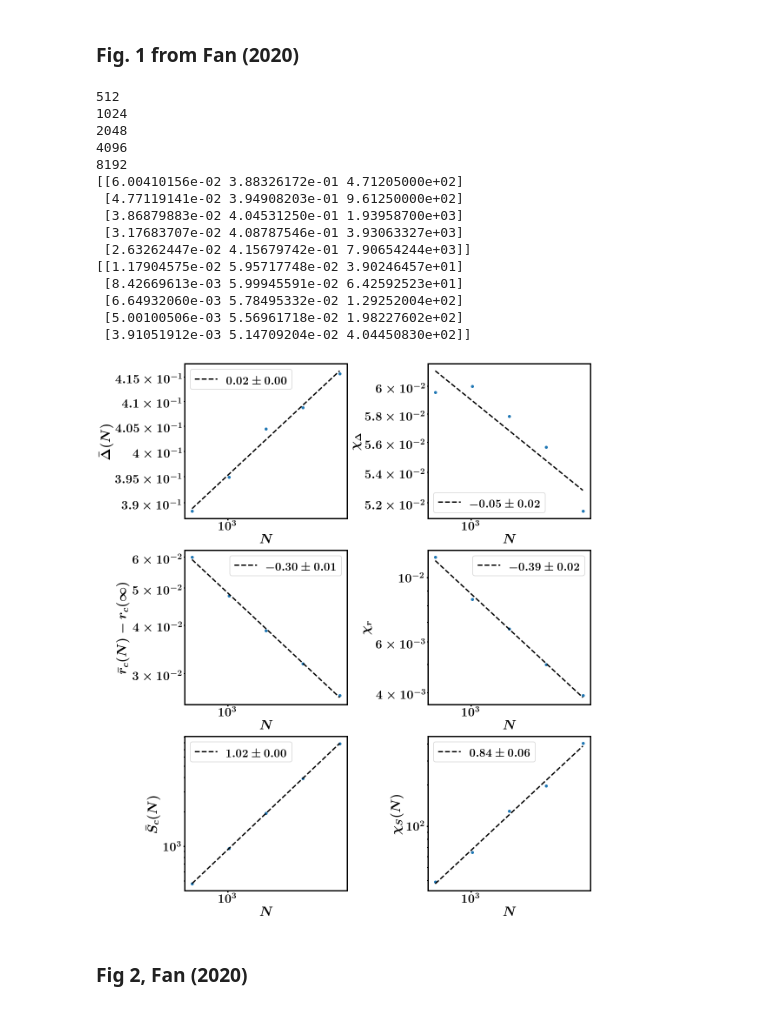
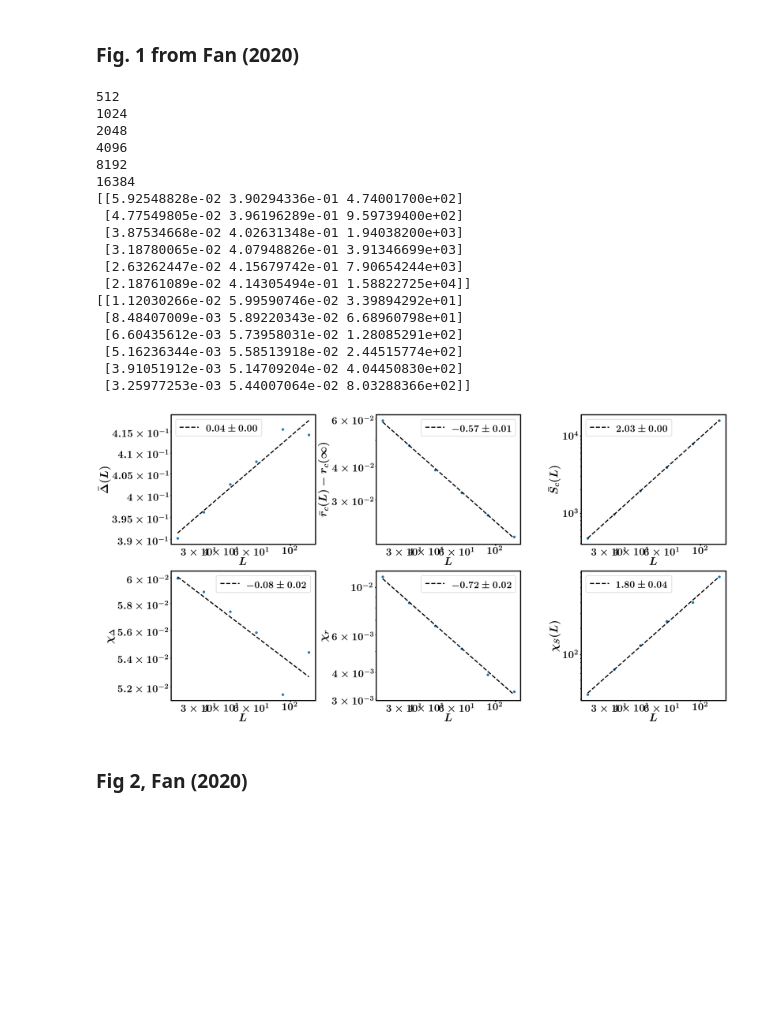
Before and after one commit to nahuelalmeira/dismantlingScaling, a Jupyter notebook: python/Figs_spatial.ipynb, the cells around one changed output. Saved outputs shown, nothing was run; the diff lists cells and outputs as text; code cells hidden in the pictures; blank space fills up the shorter version.

```diff
--- a/python/Figs_spatial.ipynb
+++ b/python/Figs_spatial.ipynb
@@ -99,22 +127,24 @@ else:
     attack = 'BtwU'
 
 nseeds_per_size = {
-    256: 1000,
-    512: 1000,
-    1024: 1000,
-    2048: 1000,
-    4096: 1000,
+    128: 10000,
+    256: 10000,
+    512: 10000,
+    1024: 10000,
+    2048: 10000,
+    4096: 10000,
     8192: 1000,
-    16384: 10000
+    16384: 100
 }
-sizes = [512, 1024, 2048, 4096, 8192]#, 16384]
+#sizes = [128, 256, 512, 1024]#, 2048, 4096, 8192]#, 16384]
+sizes = [512, 1024, 2048, 4096, 8192, 16384]
 all_mean_values = []
 all_std_values = []
 fluctuations = {}
 for i, N in enumerate(sizes):
     print(N)
     nseeds = nseeds_per_size[N]
-    delta_values = load_delta(net_type, N, param, attack, nseeds)
+    delta_values = load_delta(net_type, N, param, attack)
     delta_values[:,2] = delta_values[:,2]*N
     mean_values = delta_values.mean(axis=0)
 
@@ -136,27 +166,30 @@ print(all_std_values)
 2048
 4096
 8192
-[[6.00410156e-02 3.88326172e-01 4.71205000e+02]
- [4.77119141e-02 3.94908203e-01 9.61250000e+02]
- [3.86879883e-02 4.04531250e-01 1.93958700e+03]
- [3.17683707e-02 4.08787546e-01 3.93063327e+03]
- [2.63262447e-02 4.15679742e-01 7.90654244e+03]]
-[[1.17904575e-02 5.95717748e-02 3.90246457e+01]
- [8.42669613e-03 5.99945591e-02 6.42592523e+01]
- [6.64932060e-03 5.78495332e-02 1.29252004e+02]
- [5.00100506e-03 5.56961718e-02 1.98227602e+02]
- [3.91051912e-03 5.14709204e-02 4.04450830e+02]]
+16384
+[[5.92548828e-02 3.90294336e-01 4.74001700e+02]
+ [4.77549805e-02 3.96196289e-01 9.59739400e+02]
+ [3.87534668e-02 4.02631348e-01 1.94038200e+03]
+ [3.18780065e-02 4.07948826e-01 3.91346699e+03]
+ [2.63262447e-02 4.15679742e-01 7.90654244e+03]
+ [2.18761089e-02 4.14305494e-01 1.58822725e+04]]
+[[1.12030266e-02 5.99590746e-02 3.39894292e+01]
+ [8.48407009e-03 5.89220343e-02 6.68960798e+01]
+ [6.60435612e-03 5.73958031e-02 1.28085291e+02]
+ [5.16236344e-03 5.58513918e-02 2.44515774e+02]
+ [3.91051912e-03 5.14709204e-02 4.04450830e+02]
+ [3.25977253e-03 5.44007064e-02 8.03288366e+02]]
 # %%
 if net_type == 'Lattice':
     X = np.sqrt(sizes)
     str_size = 'L'
 else:
-    X = sizes
-    str_size = 'N'
+    X = np.sqrt(sizes)
+    str_size = 'L'
 
 
-ncols = 2
-nrows = 3
+ncols = 3
+nrows = 2
 fig, axes = plt.subplots(figsize=(8*ncols, 6*nrows), ncols=ncols, nrows=nrows)
 
 for ax in axes.flatten():
@@ -165,22 +198,21 @@ for ax in axes.flatten():
     ax.set_xlabel(r'${{{}}}$'.format(str_size))
 
 ax = axes[0][0]
-ax.set_ylabel(r'$\bar{\Delta}(N)$')
+ax.set_ylabel(r'$\bar{\Delta}(L)$')
 Y = all_mean_values[:,1]
 Y_pred, slope, y_err = getLinearReg(X, Y)
 ax.plot(X, Y, 'o')
 ax.plot(X, Y_pred, '--', color='k', label=r'${{{:.2f}}}\pm{{{:.2f}}}$'.format(slope, y_err))
 
-ax = axes[0][1]
+ax = axes[1,0]
 ax.set_ylabel(r'$\chi_{\Delta}$')
 Y = all_std_values[:,1]
 Y_pred, slope, y_err = getLinearReg(X, Y)
 ax.plot(X, Y, 'o')
 ax.plot(X, Y_pred, '--', color='k', label=r'${{{:.2f}}}\pm{{{:.2f}}}$'.format(slope, y_err))
 
-ax = axes[1][0]
-ax.set_ylabel(r'$\bar{r}_c(N) - r_c(\infty)$')
-ax.set_xlabel(r'$N$')
+ax = axes[0,1]
+ax.set_ylabel(r'$\bar{r}_c(L) - r_c(\infty)$')
 rc = 0
 if attack == 'Ran' and net_type == 'ER':
     rc = 1/3.5
@@ -189,39 +221,39 @@ Y_pred, slope, y_err = getLinearReg(X, Y)
 ax.plot(X, Y, 'o')
 ax.plot(X, Y_pred, '--', color='k', label=r'${{{:.2f}}}\pm{{{:.2f}}}$'.format(slope, y_err))
 
-ax = axes[1][1]
+ax = axes[1,1]
 ax.set_ylabel(r'$\chi_{r}$')
 Y = all_std_values[:,0]
 Y_pred, slope, y_err = getLinearReg(X, Y)
 ax.plot(X, Y, 'o')
 ax.plot(X, Y_pred, '--', color='k', label=r'${{{:.2f}}}\pm{{{:.2f}}}$'.format(slope, y_err))
 
 
-ax = axes[2][0]
-ax.set_ylabel(r'$\bar{S}_c(N)$')
+ax = axes[0,2]
+ax.set_ylabel(r'$\bar{S}_c(L)$')
 Y = all_mean_values[:,2]
 Y_pred, slope, y_err = getLinearReg(X, Y)
 ax.plot(X, Y, 'o')
 ax.plot(X, Y_pred, '--', color='k', label=r'${{{:.2f}}}\pm{{{:.2f}}}$'.format(slope, y_err))
 
 
-ax = axes[2][1]
-ax.set_ylabel(r'$\chi_{S}(N)$')
+ax = axes[1,2]
+ax.set_ylabel(r'$\chi_{S}(L)$')
 Y = all_std_values[:,2]
 Y_pred, slope, y_err = getLinearReg(X, Y)
 ax.plot(X, Y, 'o')
 ax.plot(X, Y_pred, '--', color='k', label=r'${{{:.2f}}}\pm{{{:.2f}}}$'.format(slope, y_err))
 
 for ax in axes.flatten():
     ax.legend()
 
 plt.tight_layout()
 fig_name = os.path.join(fig_dir, 'Fan2020_fig1_{}_{}'.format(net_type, attack))
 plt.savefig(fig_name + '.png')
 plt.savefig(fig_name + '.pdf')
 plt.show()
 # %% [output]
-[figure, old version]
+[figure, new version]
 # %% [markdown]
 ### **Fig 2, Fan (2020)**
 # %%
```
Also changed, not shown: parts of 19 cells of this notebook, 3 other files.
